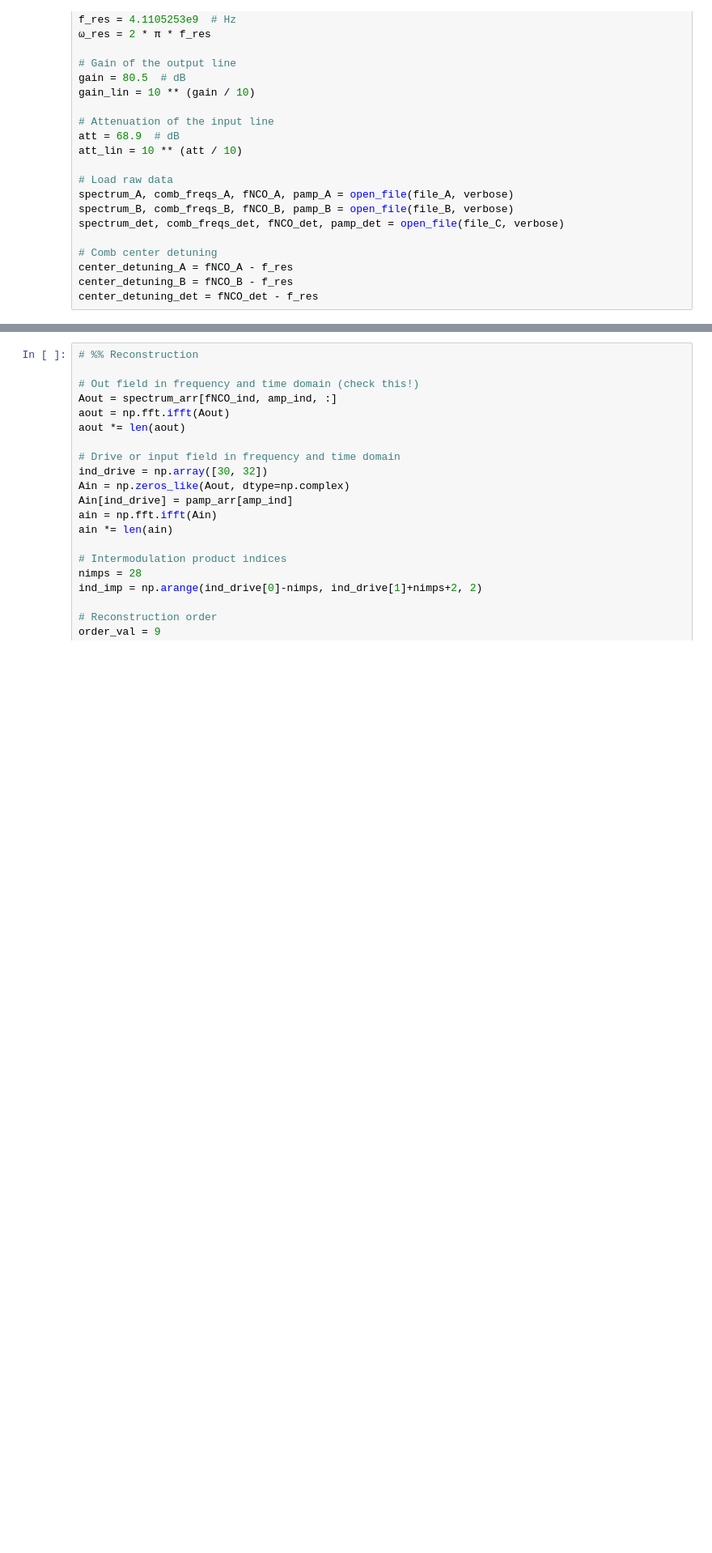
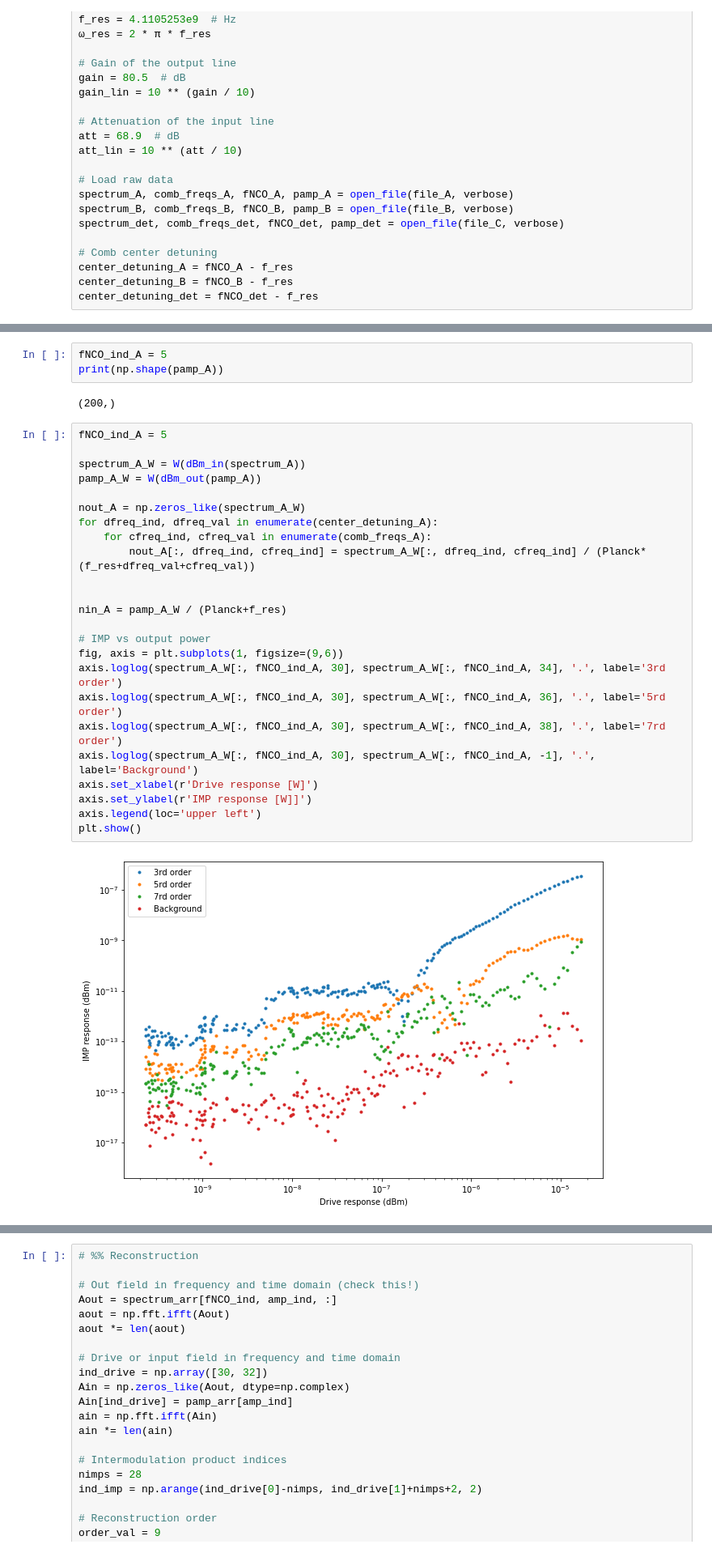
Before and after one commit to jcrivera-hdez/Scripts, a Jupyter notebook: data-analysis/TLS/HB-TLS_Model-Reconstruction.ipynb, the cells around one changed output, grey strips where cells are left out. Shown at 81% size. Saved outputs shown, nothing was run; the diff lists cells and outputs as text; blank space fills up the shorter version.

```diff
--- a/data-analysis/TLS/HB-TLS_Model-Reconstruction.ipynb
+++ b/data-analysis/TLS/HB-TLS_Model-Reconstruction.ipynb
@@ -286,0 +396,31 @@ SyntaxError: invalid syntax (<ipython-input-71-3bd18a8085fd>, line 3)
+# %%
+fNCO_ind_A = 5
+print(np.shape(pamp_A))
+# %% [output]
+(200,)
+# %%
+fNCO_ind_A = 5
+
+spectrum_A_W = W(dBm_in(spectrum_A))
+pamp_A_W = W(dBm_out(pamp_A))
+
+nout_A = np.zeros_like(spectrum_A_W)
+for dfreq_ind, dfreq_val in enumerate(center_detuning_A):
+    for cfreq_ind, cfreq_val in enumerate(comb_freqs_A):
+        nout_A[:, dfreq_ind, cfreq_ind] = spectrum_A_W[:, dfreq_ind, cfreq_ind] / (Planck*(f_res+dfreq_val+cfreq_val))
+
+
+nin_A = pamp_A_W / (Planck+f_res)
+
+# IMP vs output power
+fig, axis = plt.subplots(1, figsize=(9,6))
+axis.loglog(spectrum_A_W[:, fNCO_ind_A, 30], spectrum_A_W[:, fNCO_ind_A, 34], '.', label='3rd order')
+axis.loglog(spectrum_A_W[:, fNCO_ind_A, 30], spectrum_A_W[:, fNCO_ind_A, 36], '.', label='5rd order')
+axis.loglog(spectrum_A_W[:, fNCO_ind_A, 30], spectrum_A_W[:, fNCO_ind_A, 38], '.', label='7rd order')
+axis.loglog(spectrum_A_W[:, fNCO_ind_A, 30], spectrum_A_W[:, fNCO_ind_A, -1], '.', label='Background')
+axis.set_xlabel(r'Drive response [W]')
+axis.set_ylabel(r'IMP response [W]]')
+axis.legend(loc='upper left')
+plt.show()
+# %% [output]
+[figure, added]
```
Also changed, not shown: parts of 9 cells of this notebook.
